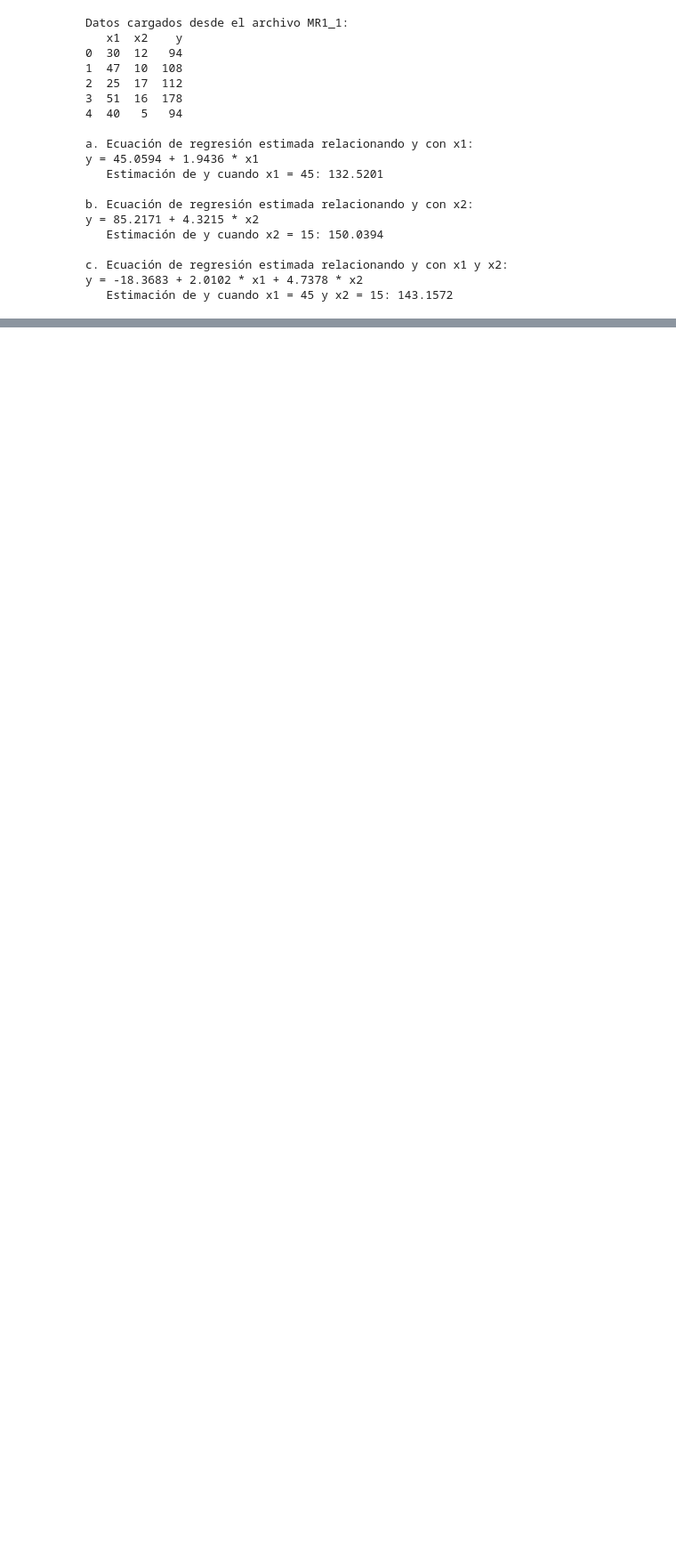
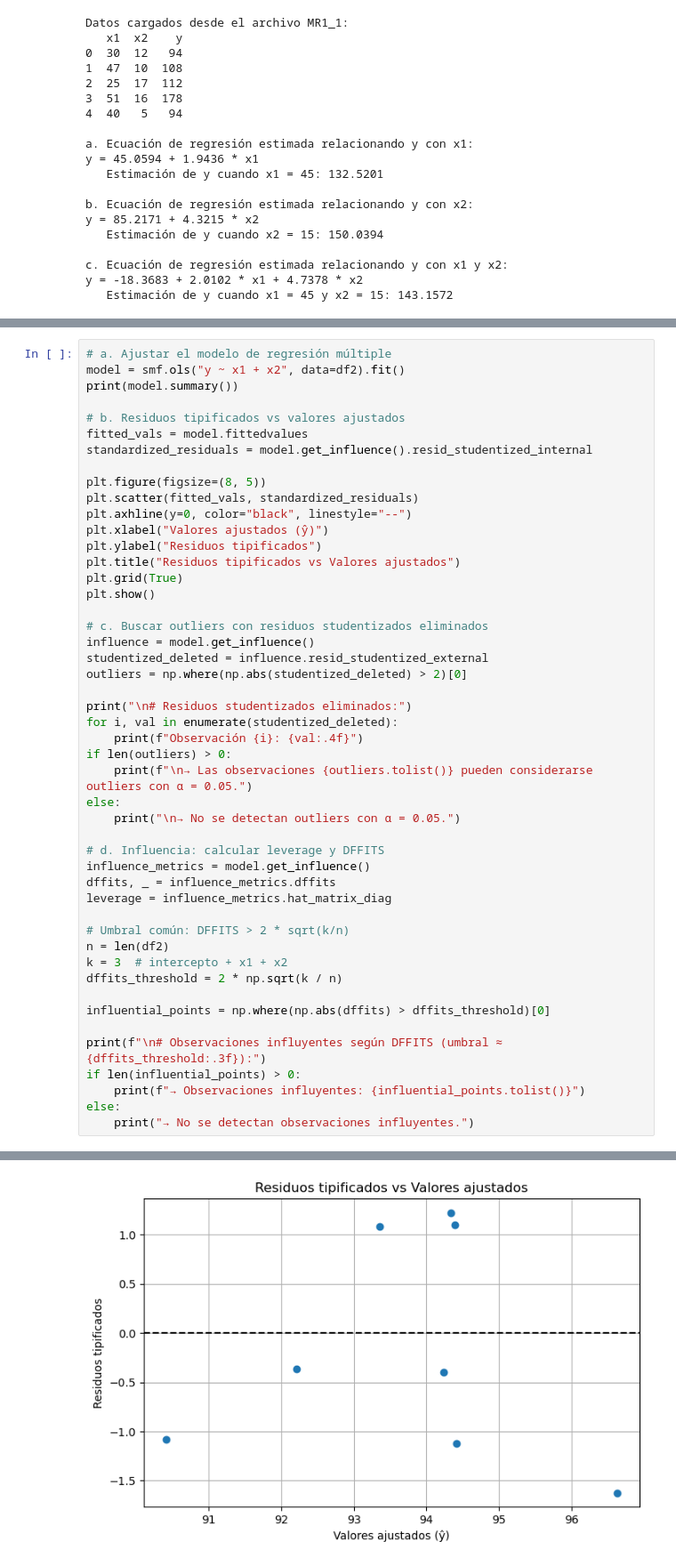
Before and after one commit to Fenanes/Boletines-Herramientas-Estad-sticas, a Jupyter notebook: 2.1/E2.1.ipynb, the cells around one changed output, grey strips where cells are left out. Shown: that part at 89% size. Drawn from its saved outputs; the diff is of its cells as text; blank space fills up the shorter version.

```diff
--- a/2.1/E2.1.ipynb
+++ b/2.1/E2.1.ipynb
@@ -89,0 +727,49 @@ y = -18.3683 + 2.0102 * x1 + 4.7378 * x2
+# %%
+# a. Ajustar el modelo de regresión múltiple
+model = smf.ols("y ~ x1 + x2", data=df2).fit()
+print(model.summary())
+
+# b. Residuos tipificados vs valores ajustados
+fitted_vals = model.fittedvalues
+standardized_residuals = model.get_influence().resid_studentized_internal
+
+plt.figure(figsize=(8, 5))
+plt.scatter(fitted_vals, standardized_residuals)
+plt.axhline(y=0, color="black", linestyle="--")
+plt.xlabel("Valores ajustados (ŷ)")
+plt.ylabel("Residuos tipificados")
+plt.title("Residuos tipificados vs Valores ajustados")
+plt.grid(True)
+plt.show()
+
+# c. Buscar outliers con residuos studentizados eliminados
+influence = model.get_influence()
+studentized_deleted = influence.resid_studentized_external
+outliers = np.where(np.abs(studentized_deleted) > 2)[0]
+
+print("\n# Residuos studentizados eliminados:")
+for i, val in enumerate(studentized_deleted):
+    print(f"Observación {i}: {val:.4f}")
+if len(outliers) > 0:
+    print(f"\n→ Las observaciones {outliers.tolist()} pueden considerarse outliers con α = 0.05.")
+else:
+    print("\n→ No se detectan outliers con α = 0.05.")
+
+# d. Influencia: calcular leverage y DFFITS
+influence_metrics = model.get_influence()
+dffits, _ = influence_metrics.dffits
+leverage = influence_metrics.hat_matrix_diag
+
+# Umbral común: DFFITS > 2 * sqrt(k/n)
+n = len(df2)
+k = 3  # intercepto + x1 + x2
+dffits_threshold = 2 * np.sqrt(k / n)
+
+influential_points = np.where(np.abs(dffits) > dffits_threshold)[0]
+
+print(f"\n# Observaciones influyentes según DFFITS (umbral ≈ {dffits_threshold:.3f}):")
+if len(influential_points) > 0:
+    print(f"→ Observaciones influyentes: {influential_points.tolist()}")
+else:
+    print("→ No se detectan observaciones influyentes.")
+# %% [output]
@@ -89,0 +793 @@ y = -18.3683 + 2.0102 * x1 + 4.7378 * x2
+[figure, added]
```
Also changed, not shown: parts of 35 cells of this notebook, 14 other files.
